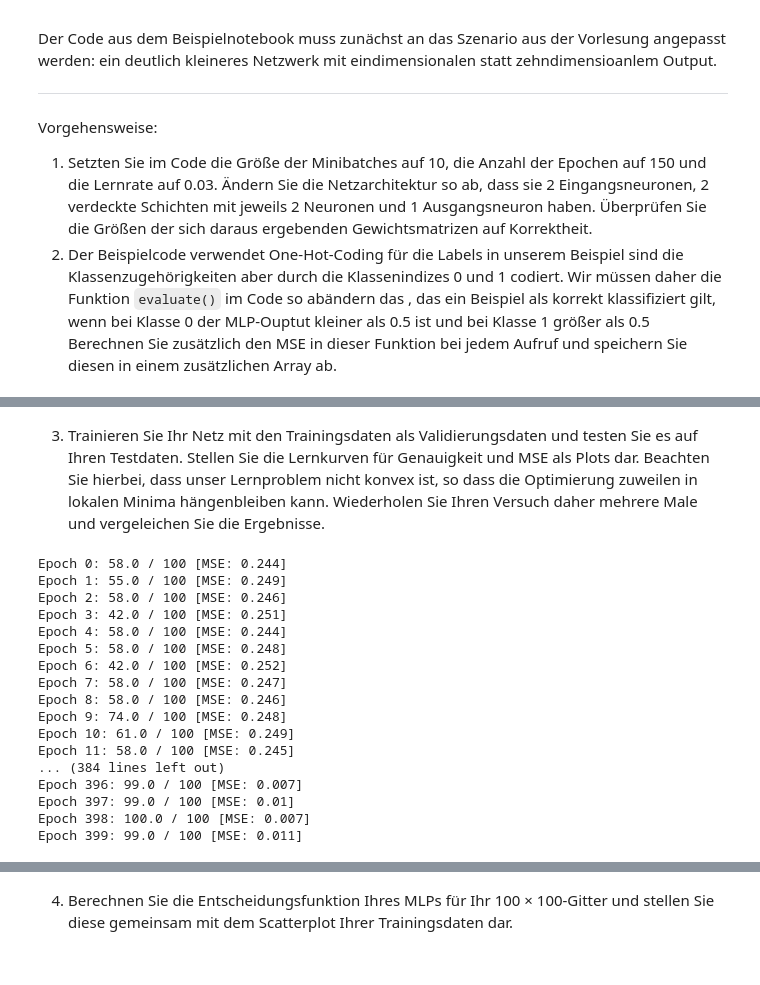
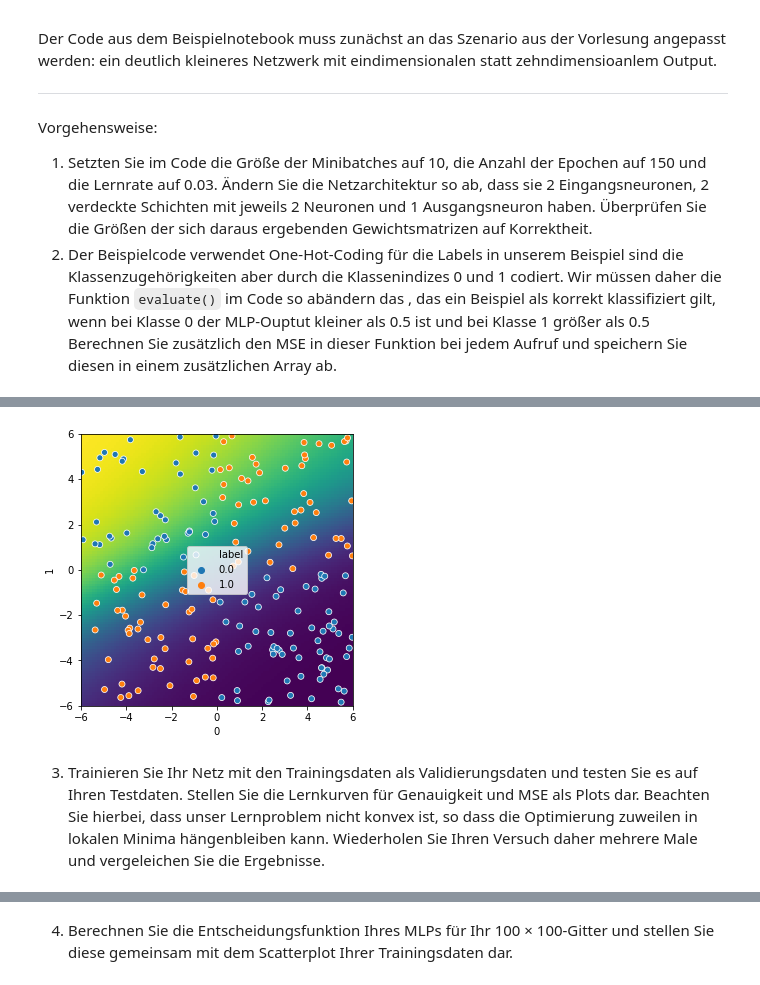
Before and after one commit to ExLeonem/DL-WS1920, a Jupyter notebook: notebooks/AB_1.ipynb, the cells around one changed output, grey strips where cells are left out. Cells and saved outputs as stored; diff of their text form; code cells hidden in the pictures.

Commit message:
restructure notebook for clearity

```diff
--- a/notebooks/AB_1.ipynb
+++ b/notebooks/AB_1.ipynb
@@ -456,38 +343,10 @@ def feedforward(a):
+# %%
+plot_generalization(new_mlp, x_train, y_train)
+# %% [output]
+[figure, added]
 # %% [markdown]
 3. Trainieren Sie Ihr Netz mit den Trainingsdaten als Validierungsdaten und testen Sie es
 auf Ihren Testdaten. Stellen Sie die Lernkurven für Genauigkeit und MSE als Plots dar.
 Beachten Sie hierbei, dass unser Lernproblem nicht konvex ist, so dass die Optimierung
 zuweilen in lokalen Minima hängenbleiben kann. Wiederholen Sie Ihren Versuch daher
 mehrere Male und vergeleichen Sie die Ergebnisse.
-# %%
-## Re-initialize weights
-biases = [np.random.randn(y, 1) for y in sizes[1:]] # Schwellwerte
-weights = [weight_init(x, y) for x, y in zip(sizes[:-1], sizes[1:])] #Gewichte
-
-## Alternative paramter (worked to make clear identification)
-mbs = 10
-epochs = 400
-eta = 1.205
-
-# Train network
-x_train, y_train = gen_data(200)
-x_test, y_test = gen_data(100)
-(acc_val, mse_loss) = SGD(x_train, y_train, epochs, mbs, eta, x_test, y_test)
-# %% [output]
-Epoch 0: 58.0 / 100 [MSE: 0.244]
-Epoch 1: 55.0 / 100 [MSE: 0.249]
-Epoch 2: 58.0 / 100 [MSE: 0.246]
-Epoch 3: 42.0 / 100 [MSE: 0.251]
-Epoch 4: 58.0 / 100 [MSE: 0.244]
-Epoch 5: 58.0 / 100 [MSE: 0.248]
-Epoch 6: 42.0 / 100 [MSE: 0.252]
-Epoch 7: 58.0 / 100 [MSE: 0.247]
-Epoch 8: 58.0 / 100 [MSE: 0.246]
-Epoch 9: 74.0 / 100 [MSE: 0.248]
-Epoch 10: 61.0 / 100 [MSE: 0.249]
-Epoch 11: 58.0 / 100 [MSE: 0.245]
-... (384 lines left out)
-Epoch 396: 99.0 / 100 [MSE: 0.007]
-Epoch 397: 99.0 / 100 [MSE: 0.01]
-Epoch 398: 100.0 / 100 [MSE: 0.007]
-Epoch 399: 99.0 / 100 [MSE: 0.011]
```
Also changed, not shown: parts of 26 cells of this notebook, 4 other files.
